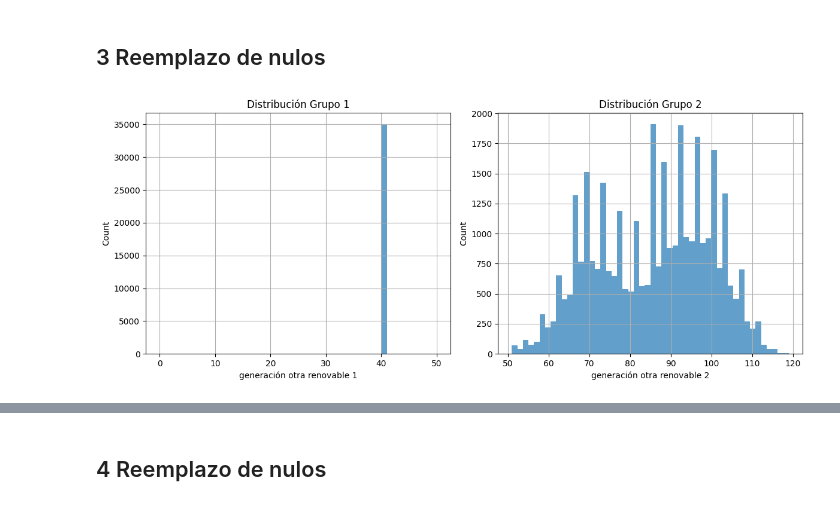
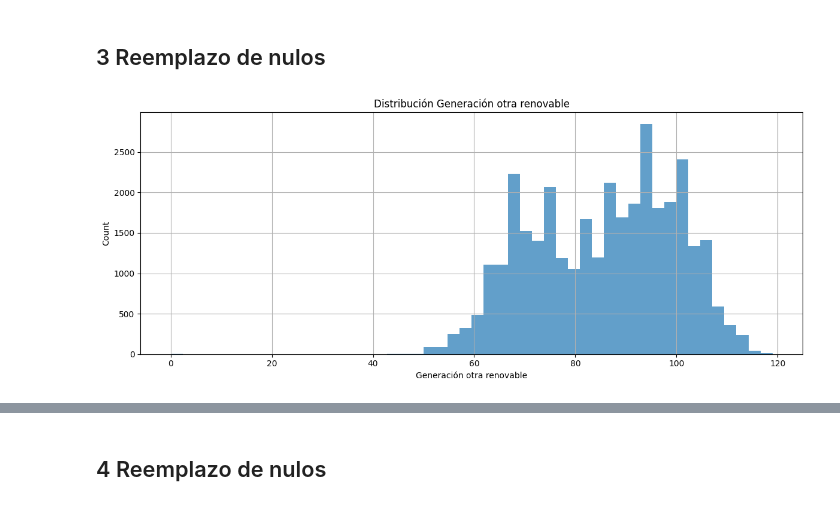
Before and after one commit to Rociosamudio/Machine-Learning-Data-Science-II, a Jupyter notebook: actividad_práctica_APIS_"LizRocio_SamudioRuiz”.ipynb, the cells around one changed output, grey strips where cells are left out. Drawn from its saved outputs; the diff is of its cells as text; code cells hidden in the pictures.

```diff
--- a/actividad_práctica_APIS_"LizRocio_SamudioRuiz”.ipynb
+++ b/actividad_práctica_APIS_"LizRocio_SamudioRuiz”.ipynb
@@ -45,7 +45,7 @@ Para probar mis Hipotesis vamos al analisis de datos!!!
 Dataset obtenido de
 https://www.kaggle.com/datasets/nicholasjhana/energy-consumption-generation-prices-and-weather?resource=download
 # %%
-ruta_archivo = '/content/drive/MyDrive/Data Science II Liz_Rocio_Samudio_Ruiz/1_energy_Datos.csv'
+ruta_archivo = '/content/drive/MyDrive/Data Science II Liz_Rocio_Samudio_Ruiz/2_energy_Datos.csv'
 # %%
 df = pd.read_csv(ruta_archivo)
 # %%
@@ -421,23 +441,17 @@ For example, when doing 'df[col].method(value, inplace=True)', try using 'df.met
 # %% [markdown]
 ## 3 Reemplazo de nulos
 # %%
-#figura y los subplots
-fig, axes = plt.subplots(1, 2, figsize=(12, 5))
+# Figura y subplots
+fig, ax = plt.subplots(figsize=(12, 5))
 
-#Graficar la distribución de 'generación otra renovable 1'
-df['generación otra renovable 1'].hist(ax=axes[0], bins=50, alpha=0.7, label='Grupo 1')
-axes[0].set_title('Distribución Grupo 1')
-axes[0].set_xlabel('generación otra renovable 1')
-axes[0].set_ylabel('Count')
+# Graficar la distribución de 'generación otra renovable'
+df['generación otra renovable'].hist(ax=ax, bins=50, alpha=0.7, label='Generación otra renovable')
+ax.set_title('Distribución Generación otra renovable')
+ax.set_xlabel('Generación otra renovable')
+ax.set_ylabel('Count')
 
-# Graficar la distribución de 'generación otra renovable 2'
-df['generación otra renovable 2'].hist(ax=axes[1], bins=50, alpha=0.7, label='Grupo 2')
-axes[1].set_title('Distribución Grupo 2')
-axes[1].set_xlabel('generación otra renovable 2')
-axes[1].set_ylabel('Count')
-
-#  Mostrar los gráficos
+# Mostrar el gráfico
 plt.tight_layout()
 plt.show()
 # %% [output]
-[figure, old version]
+[figure, new version]
```
Also changed, not shown: parts of 36 cells of this notebook.
